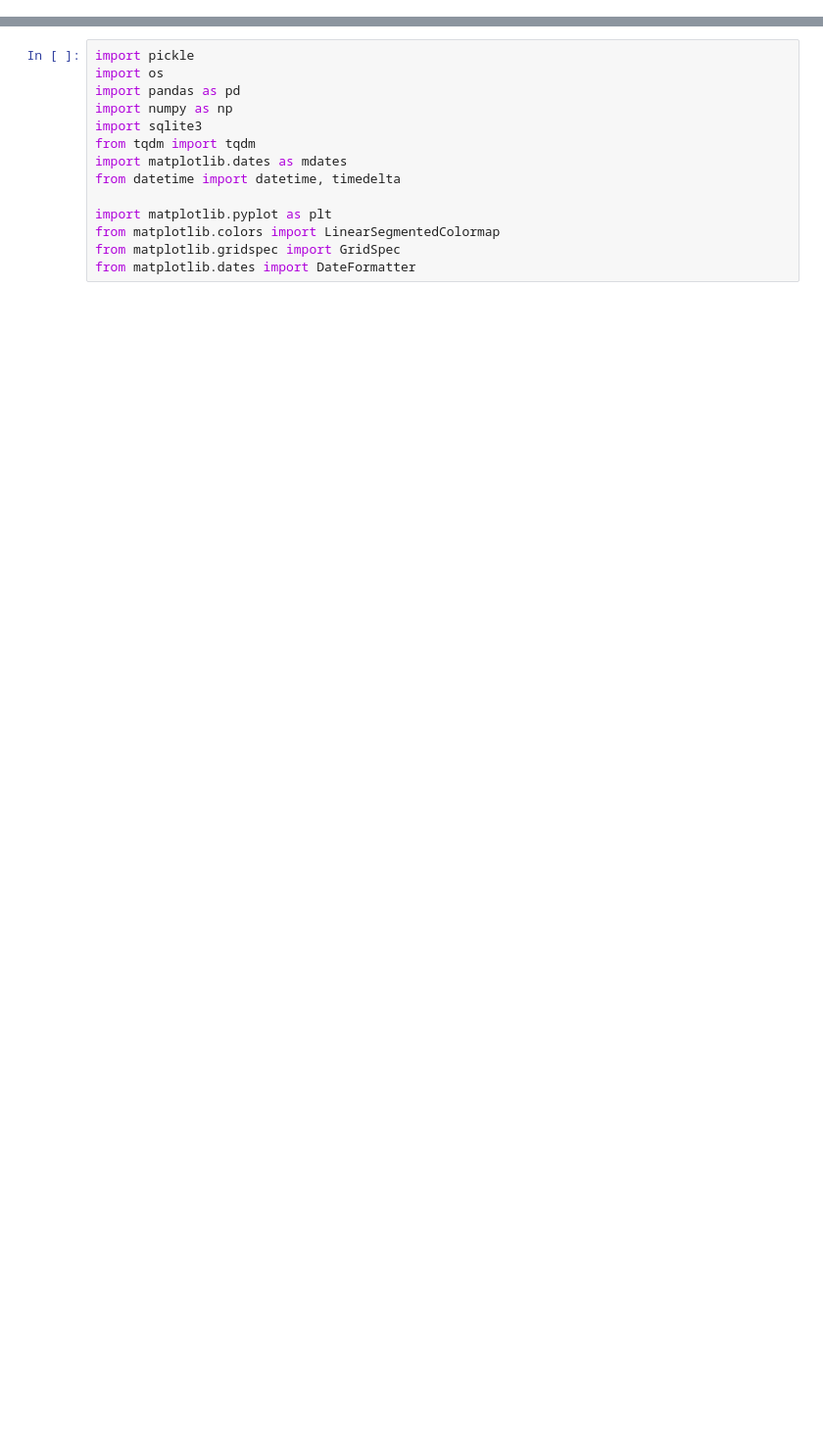
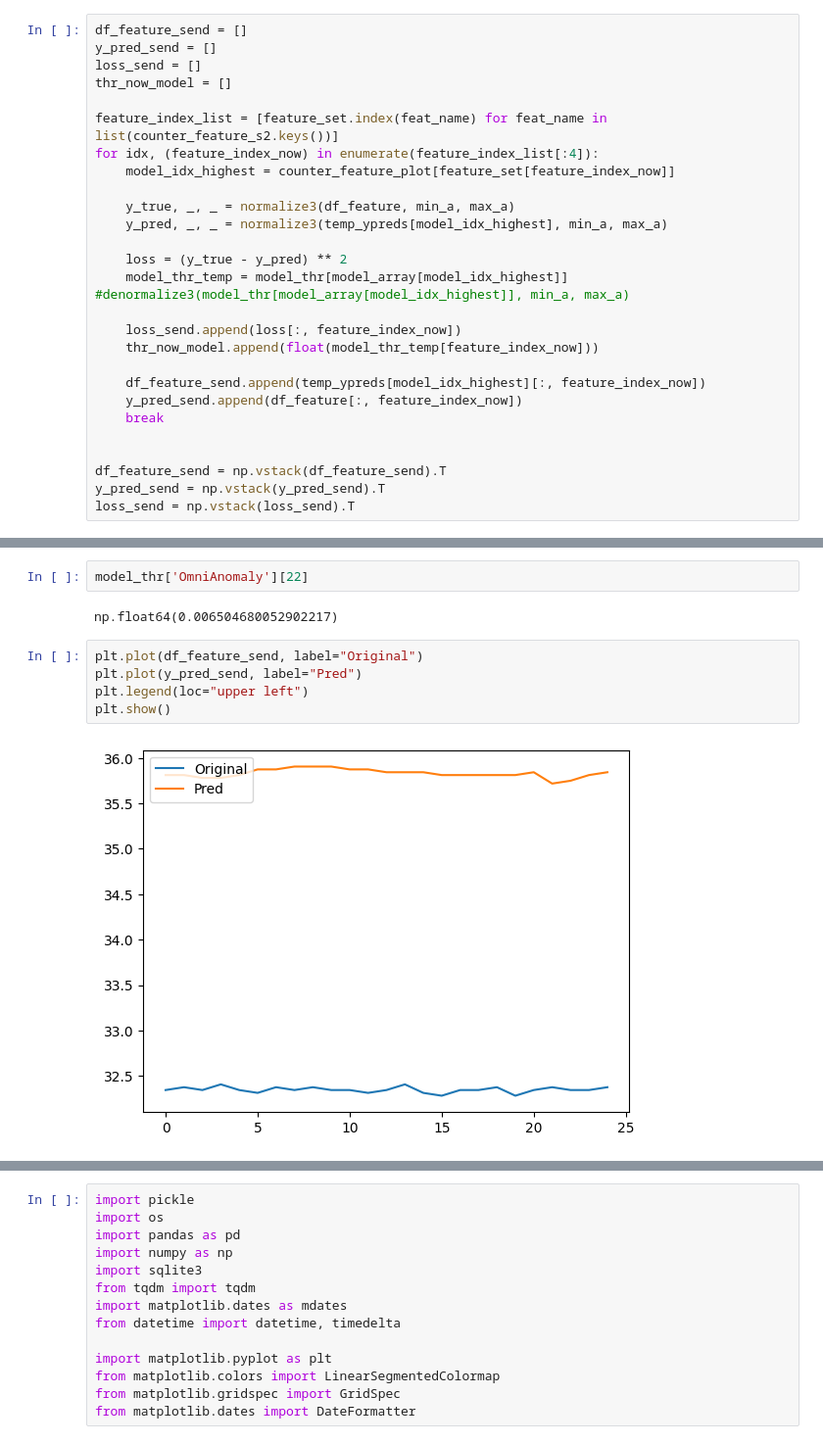
Before and after one commit to arkiven4/tinymonitor-web, a Jupyter notebook: try1.ipynb, the cells around one changed output, grey strips where cells are left out. Shown at 98% size. Cells and saved outputs as stored; diff of their text form; blank space fills up the shorter version.

```diff
--- a/try1.ipynb
+++ b/try1.ipynb
@@ -0,0 +157,27 @@
+# %%
+df_feature_send = []
+y_pred_send = []
+loss_send = []
+thr_now_model = []
+
+feature_index_list = [feature_set.index(feat_name) for feat_name in list(counter_feature_s2.keys())]
+for idx, (feature_index_now) in enumerate(feature_index_list[:4]):
+    model_idx_highest = counter_feature_plot[feature_set[feature_index_now]]
+
+    y_true, _, _ = normalize3(df_feature, min_a, max_a)
+    y_pred, _, _ = normalize3(temp_ypreds[model_idx_highest], min_a, max_a)
+
+    loss = (y_true - y_pred) ** 2
+    model_thr_temp = model_thr[model_array[model_idx_highest]] #denormalize3(model_thr[model_array[model_idx_highest]], min_a, max_a)
+
+    loss_send.append(loss[:, feature_index_now])
+    thr_now_model.append(float(model_thr_temp[feature_index_now]))
+
+    df_feature_send.append(temp_ypreds[model_idx_highest][:, feature_index_now])
+    y_pred_send.append(df_feature[:, feature_index_now])
+    break
+
+
+df_feature_send = np.vstack(df_feature_send).T
+y_pred_send = np.vstack(y_pred_send).T
+loss_send = np.vstack(loss_send).T
@@ -0,0 +205,11 @@
+# %%
+model_thr['OmniAnomaly'][22]
+# %% [output]
+np.float64(0.006504680052902217)
+# %%
+plt.plot(df_feature_send, label="Original")
+plt.plot(y_pred_send, label="Pred")
+plt.legend(loc="upper left")
+plt.show()
+# %% [output]
+[figure, added]
```
Also changed, not shown: parts of 27 cells of this notebook, 18 other files.
